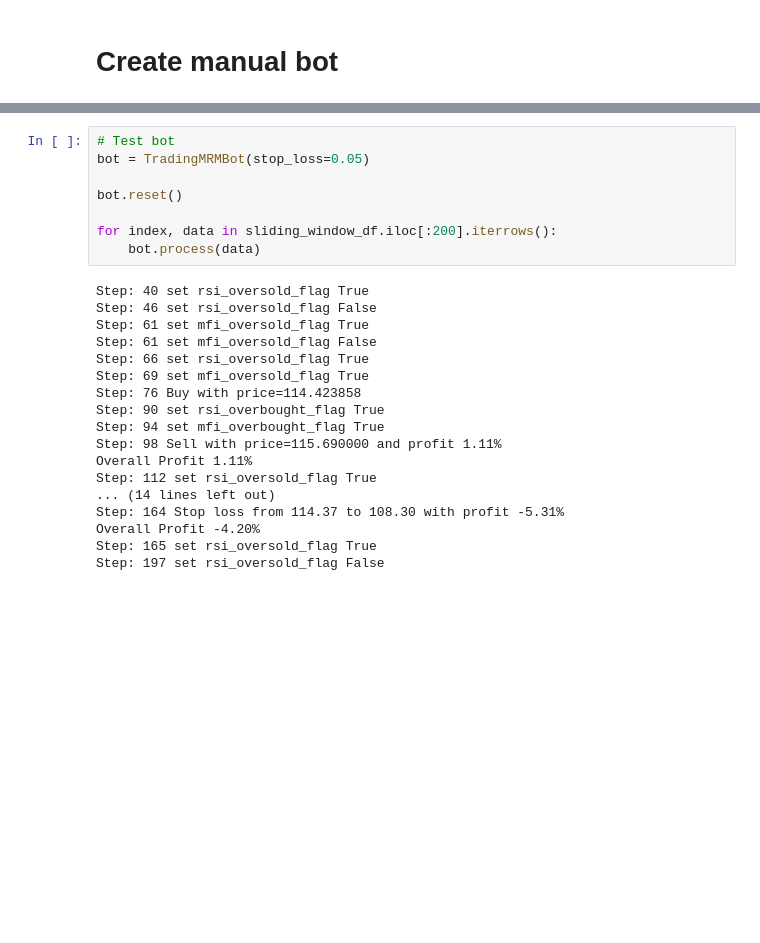
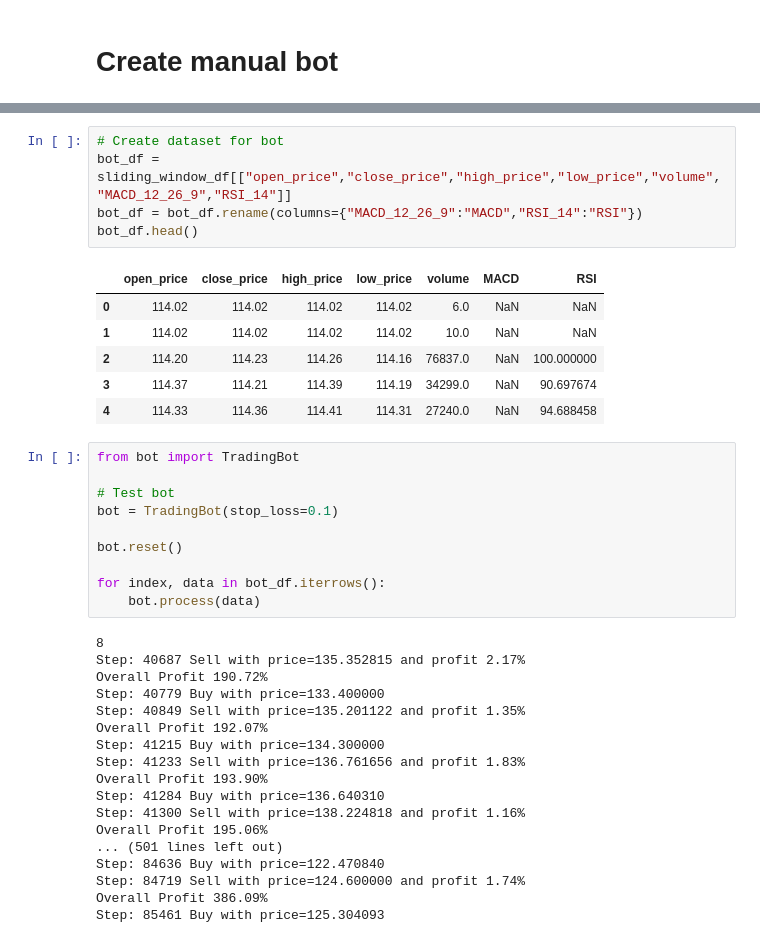
Before and after one commit to crabio/tinkoff-invest-bot, a Jupyter notebook: candles_analyzer/analyze.ipynb, the cells around one changed output, grey strips where cells are left out. Saved outputs shown, nothing was run; the diff lists cells and outputs as text; blank space fills up the shorter version.

```diff
--- a/candles_analyzer/analyze.ipynb
+++ b/candles_analyzer/analyze.ipynb
@@ -337,26 +193,40 @@ plt.legend()
+# %%
+# Create dataset for bot
+bot_df = sliding_window_df[["open_price","close_price","high_price","low_price","volume","MACD_12_26_9","RSI_14"]]
+bot_df = bot_df.rename(columns={"MACD_12_26_9":"MACD","RSI_14":"RSI"})
+bot_df.head()
+# %% [output]
+|  | open_price | close_price | high_price | low_price | volume | MACD | RSI |
+| 0 | 114.02 | 114.02 | 114.02 | 114.02 | 6.0 | NaN | NaN |
+| 1 | 114.02 | 114.02 | 114.02 | 114.02 | 10.0 | NaN | NaN |
+| 2 | 114.20 | 114.23 | 114.26 | 114.16 | 76837.0 | NaN | 100.000000 |
+| 3 | 114.37 | 114.21 | 114.39 | 114.19 | 34299.0 | NaN | 90.697674 |
+| 4 | 114.33 | 114.36 | 114.41 | 114.31 | 27240.0 | NaN | 94.688458 |
 # %%
+from bot import TradingBot
+
 # Test bot
-bot = TradingMRMBot(stop_loss=0.05)
+bot = TradingBot(stop_loss=0.1)
 
 bot.reset()
 
-for index, data in sliding_window_df.iloc[:200].iterrows():
+for index, data in bot_df.iterrows():
     bot.process(data)
 # %% [output]
-Step: 40 set rsi_oversold_flag True
-Step: 46 set rsi_oversold_flag False
-Step: 61 set mfi_oversold_flag True
-Step: 61 set mfi_oversold_flag False
-Step: 66 set rsi_oversold_flag True
-Step: 69 set mfi_oversold_flag True
-Step: 76 Buy with price=114.423858
-Step: 90 set rsi_overbought_flag True
-Step: 94 set mfi_overbought_flag True
-Step: 98 Sell with price=115.690000 and profit 1.11%
-Overall Profit 1.11%
-Step: 112 set rsi_oversold_flag True
-... (14 lines left out)
-Step: 164 Stop loss from 114.37 to 108.30 with profit -5.31%
-Overall Profit -4.20%
-Step: 165 set rsi_oversold_flag True
-Step: 197 set rsi_oversold_flag False
+8
+Step: 40687 Sell with price=135.352815 and profit 2.17%
+Overall Profit 190.72%
+Step: 40779 Buy with price=133.400000
+Step: 40849 Sell with price=135.201122 and profit 1.35%
+Overall Profit 192.07%
+Step: 41215 Buy with price=134.300000
+Step: 41233 Sell with price=136.761656 and profit 1.83%
+Overall Profit 193.90%
+Step: 41284 Buy with price=136.640310
+Step: 41300 Sell with price=138.224818 and profit 1.16%
+Overall Profit 195.06%
+... (501 lines left out)
+Step: 84636 Buy with price=122.470840
+Step: 84719 Sell with price=124.600000 and profit 1.74%
+Overall Profit 386.09%
+Step: 85461 Buy with price=125.304093
```
Also changed, not shown: parts of 10 cells of this notebook, 1 other file.
